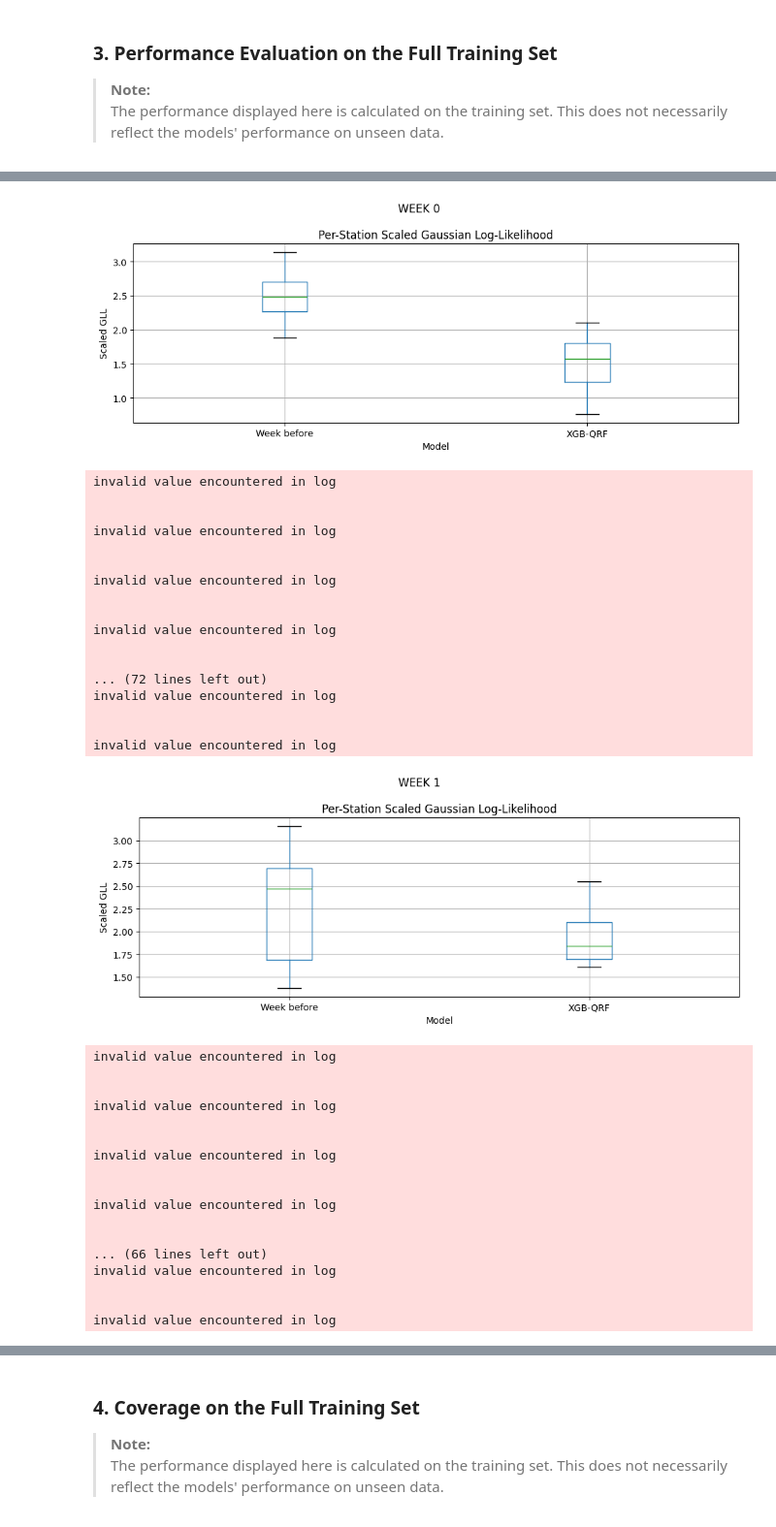
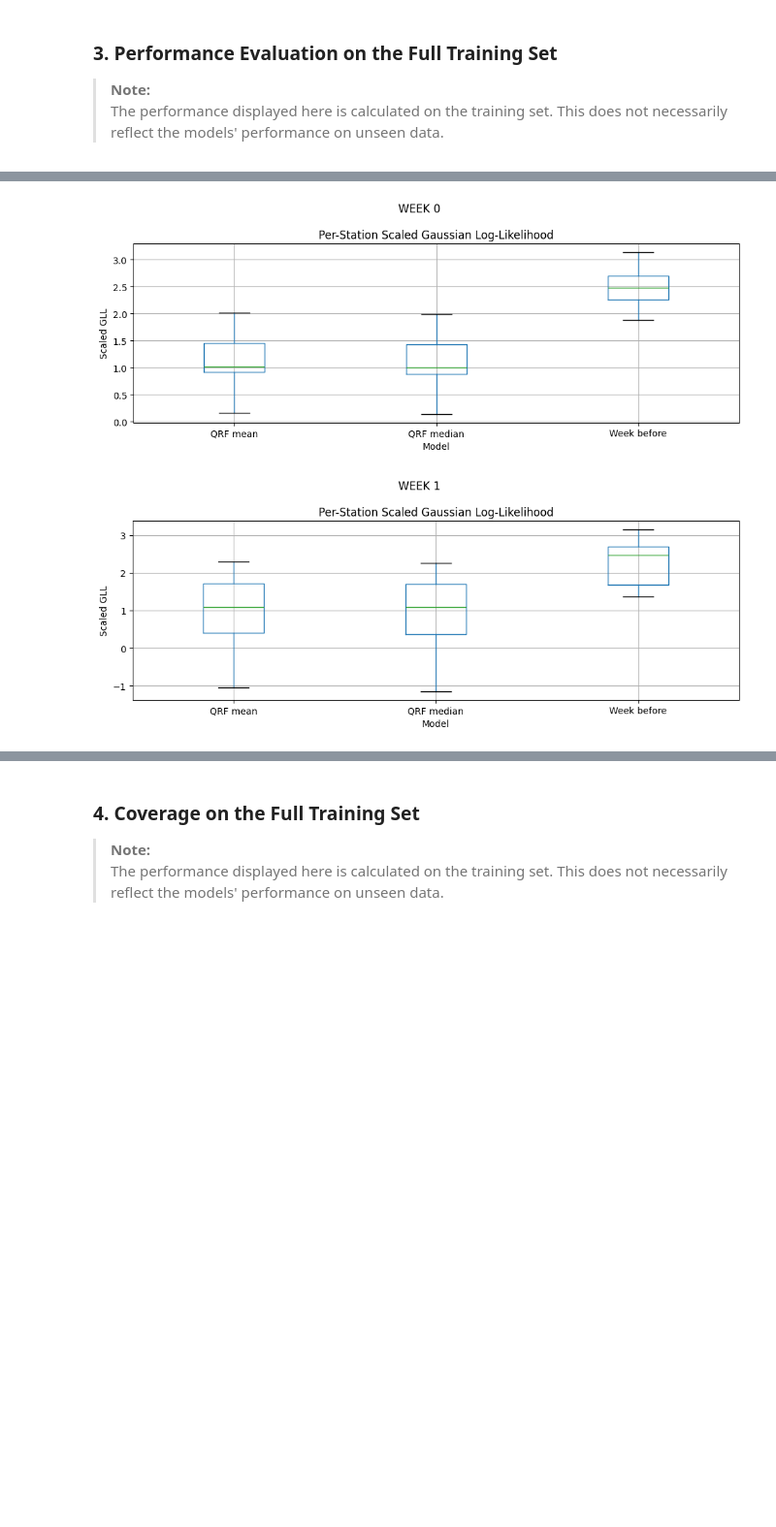
Before and after one commit to lucas066001/WaterScarcity.Hackathon, a Jupyter notebook: src/notebooks/01 Training and submission/01.1 - Lucas' Modelisation.ipynb, the cells around one changed output, grey strips where cells are left out. Shown at 97% size. Cells and saved outputs as stored; diff of their text form; code cells hidden in the pictures; blank space fills up the shorter version.

```diff
--- a/src/notebooks/01 Training and submission/01.1 - Lucas' Modelisation.ipynb
+++ b/src/notebooks/01 Training and submission/01.1 - Lucas' Modelisation.ipynb
@@ -68,7 +68,7 @@ DATASET_TRANSFORMS = [
 
 DATASET_SPEC = "_".join(DATASET_TRANSFORMS)
 
-DATASET_SPEC = "custom_dataset_4"
+DATASET_SPEC = "custom_dataset_5"
 
 MODEL_DIR = f"../../../models/{DATASET_SPEC}/"
 
@@ -78,8 +78,8 @@ NUMBER_OF_WEEK = 4
 FINAL_MODELS = [
                 # "qrf_bagging",
                 # "qrf_voting",
-                # "qrf",
-                "xgb_qrf",
+                "qrf",
+                # "xgb_qrf",
                 # "gbr",
                 # "gpr"
                 ]
@@ -482,11 +474,21 @@ for i in range(NUMBER_OF_WEEK):
     if "qrf" in FINAL_MODELS:
         y_pred_qrf = qrf[i].predict(X_train_eval, quantiles="mean", aggregate_leaves_first=False)
         y_pis_qrf = qrf[i].predict(X_train_eval, quantiles=[ALPHA/2, 1-ALPHA/2])
-        predictions.append({"model": "QRF",
+        predictions.append({"model": "QRF mean",
                             "prediction": y_pred_qrf,
                             "dataset":"train",
                             "stations": y_train_stations,
                             "prediction_interval": y_pis_qrf})
+
+        y_pred_qrf = qrf[i].predict(X_train_eval, quantiles=[0.5], aggregate_leaves_first=False)
+        y_pis_qrf = qrf[i].predict(X_train_eval, quantiles=[ALPHA/2, 1-ALPHA/2])
+        predictions.append({"model": "QRF median",
+                            "prediction": y_pred_qrf,
+                            "dataset":"train",
+                            "stations": y_train_stations,
+                            "prediction_interval": y_pis_qrf})
+
+
     if "qrf_voting" in FINAL_MODELS:
 
         for confidence_value in location_confidences:
@@ -567,36 +552,2 @@ invalid value encountered in log
-[figure, old version]
+[figure, new version]
-invalid value encountered in log
-
-
-invalid value encountered in log
-
-
-invalid value encountered in log
-
-
-invalid value encountered in log
-
-
-... (72 lines left out)
-invalid value encountered in log
-
-
-invalid value encountered in log
-[figure, old version]
+[figure, new version]
-invalid value encountered in log
-
-
-invalid value encountered in log
-
-
-invalid value encountered in log
-
-
-invalid value encountered in log
-
-
-... (66 lines left out)
-invalid value encountered in log
-
-
-invalid value encountered in log
```
Also changed, not shown: parts of 6 cells of this notebook, 3 other files.
